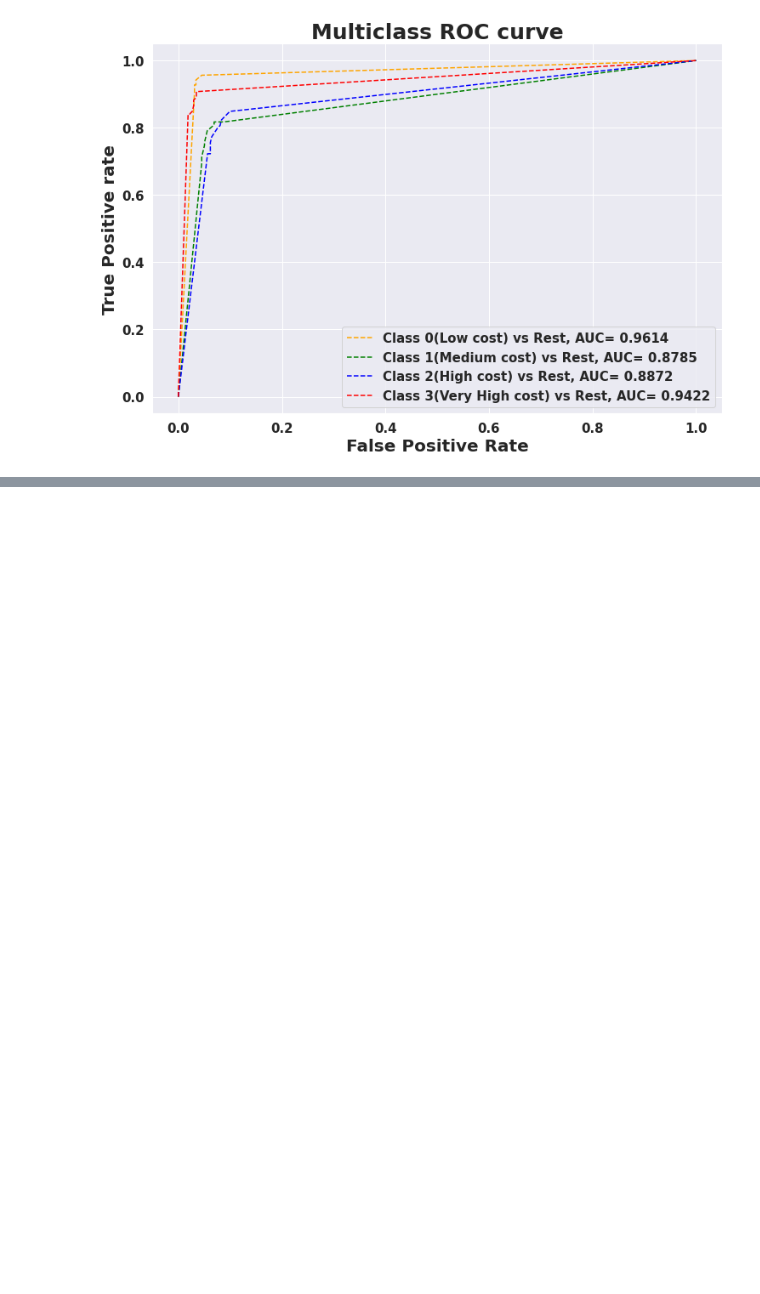
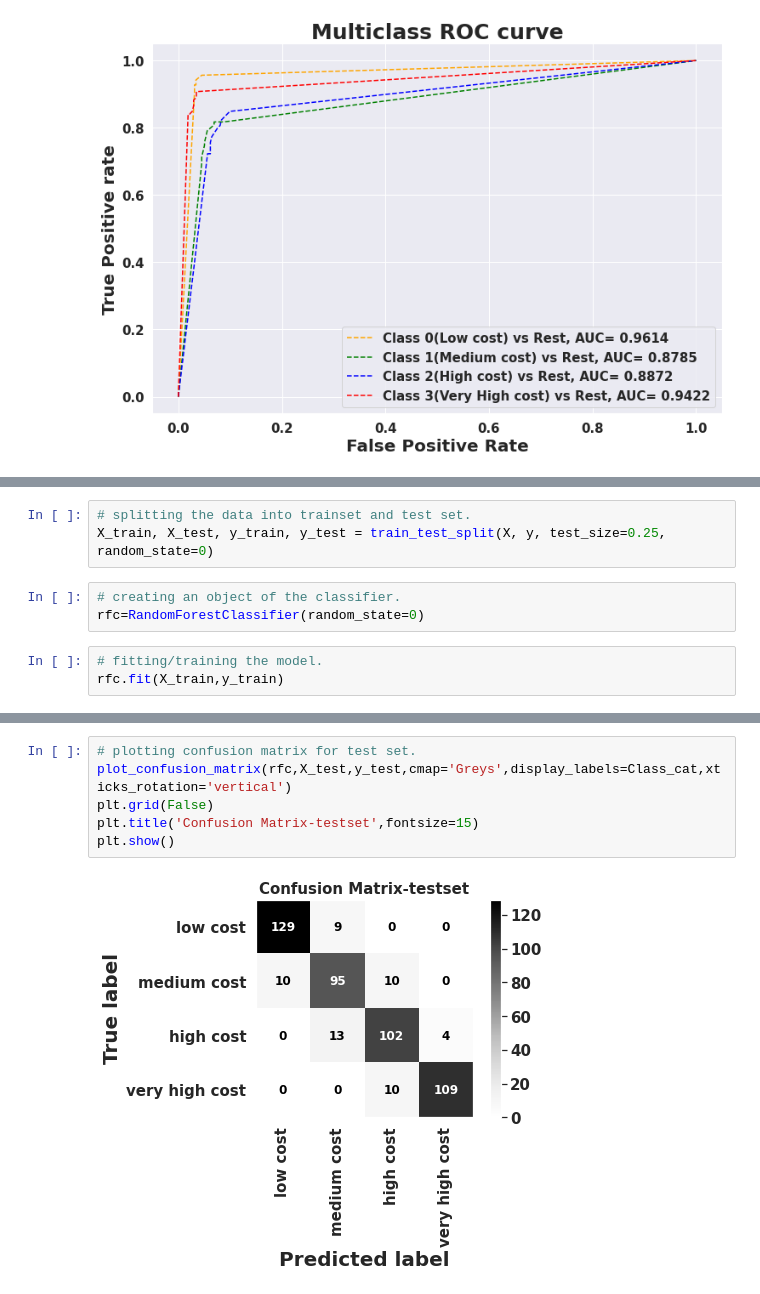
Before and after one commit to PremPatil0129/MobilePriceRangePrediction, a Jupyter notebook: MobilePriceRangePrediction.ipynb, the cells around one changed output, grey strips where cells are left out. Cells and saved outputs as stored; diff of their text form; blank space fills up the shorter version.

```diff
--- a/MobilePriceRangePrediction.ipynb
+++ b/MobilePriceRangePrediction.ipynb
@@ -1037,0 +1048,9 @@ plot_Auc_roc(y_test,pred_prob)
+# %%
+# splitting the data into trainset and test set.
+X_train, X_test, y_train, y_test = train_test_split(X, y, test_size=0.25, random_state=0)
+# %%
+# creating an object of the classifier.
+rfc=RandomForestClassifier(random_state=0)
+# %%
+# fitting/training the model.
+rfc.fit(X_train,y_train)
@@ -1037,0 +1082,8 @@ plot_Auc_roc(y_test,pred_prob)
+# %%
+# plotting confusion matrix for test set.
+plot_confusion_matrix(rfc,X_test,y_test,cmap='Greys',display_labels=Class_cat,xticks_rotation='vertical')
+plt.grid(False)
+plt.title('Confusion Matrix-testset',fontsize=15)
+plt.show()
+# %% [output]
+[figure, added]
```
Also changed, not shown: parts of 8 cells of this notebook.
